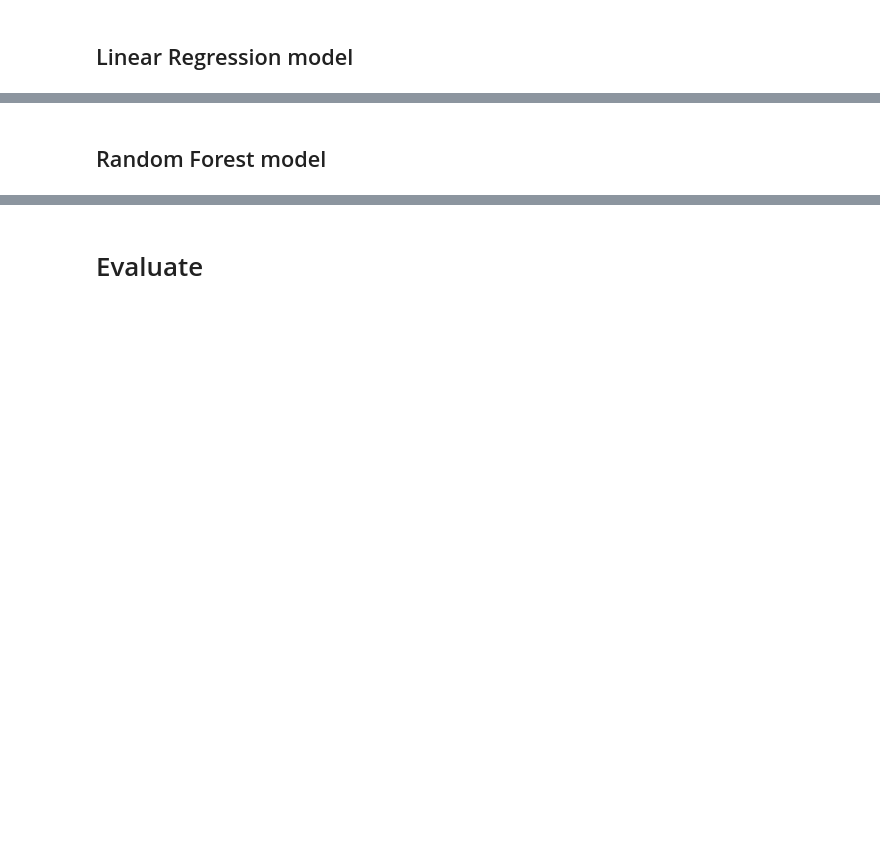
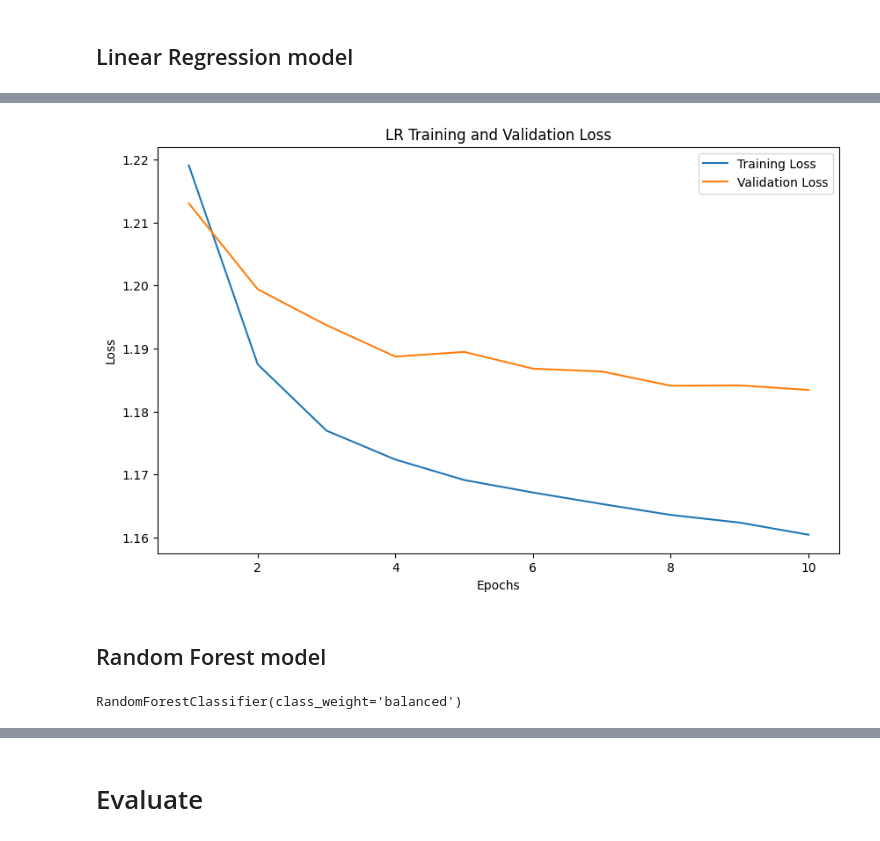
Before and after one commit to ICAI-IMAT-XAI/final-project-adrianlopezlanchares, a Jupyter notebook: notebooks/main.ipynb, the cells around one changed output, grey strips where cells are left out. Saved outputs shown, nothing was run; the diff lists cells and outputs as text; code cells hidden in the pictures; blank space fills up the shorter version.

```diff
--- a/notebooks/main.ipynb
+++ b/notebooks/main.ipynb
@@ -44,7 +63 @@ X_processed = preprocessor.fit_transform(X)
-# %%
-X_train, X_test, y_train, y_test = train_test_split(
-    X_processed, y, test_size=0.2, random_state=21
-)
-y_train = y_train.values.reshape(-1, 1)
-y_test = y_test.values.reshape(-1, 1)
 # %%
@@ -134,3 +195,15 @@ weights_tensor = torch.tensor(weights, dtype=torch.float32).to(device)
 # %%
-lr_loss = torch.nn.BCELoss(weight=weights_tensor)
+lr_loss = torch.nn.BCEWithLogitsLoss(
+    pos_weight=torch.tensor([pos_weight], dtype=torch.float32).to(device)
+)
 lr_optimizer = torch.optim.Adam(lr_model.parameters(), lr=lr_learning_rate)
+
+lr_train_losses, lr_val_losses = train_torch_model(
+    model=lr_model,
+    train_loader=train_loader,
+    val_loader=val_loader,
+    criterion=lr_loss,
+    optimizer=lr_optimizer,
+    num_epochs=lr_num_epochs,
+    device=device,
+)
@@ -146 +231,12 @@ train_torch_model(
+# %%
+plt.figure(figsize=(10, 6))
+plt.plot(range(1, lr_num_epochs + 1), lr_train_losses, label="Training Loss")
+plt.plot(range(1, lr_num_epochs + 1), lr_val_losses, label="Validation Loss")
+plt.xlabel("Epochs")
+plt.ylabel("Loss")
+plt.title("LR Training and Validation Loss")
+plt.legend()
+plt.show()
+# %% [output]
+[figure, added]
 # %%
@@ -161,3 +257,12 @@ lr_predictions
 rf_n_estimators = 100
 rf_max_depth = None
 ###################################
+
+rf_model = RandomForestModel(
+    n_estimators=rf_n_estimators,
+    max_depth=rf_max_depth,
+)
+
+print(rf_model.model)
+# %% [output]
+RandomForestClassifier(class_weight='balanced')
```
Also changed, not shown: parts of 30 cells of this notebook.
